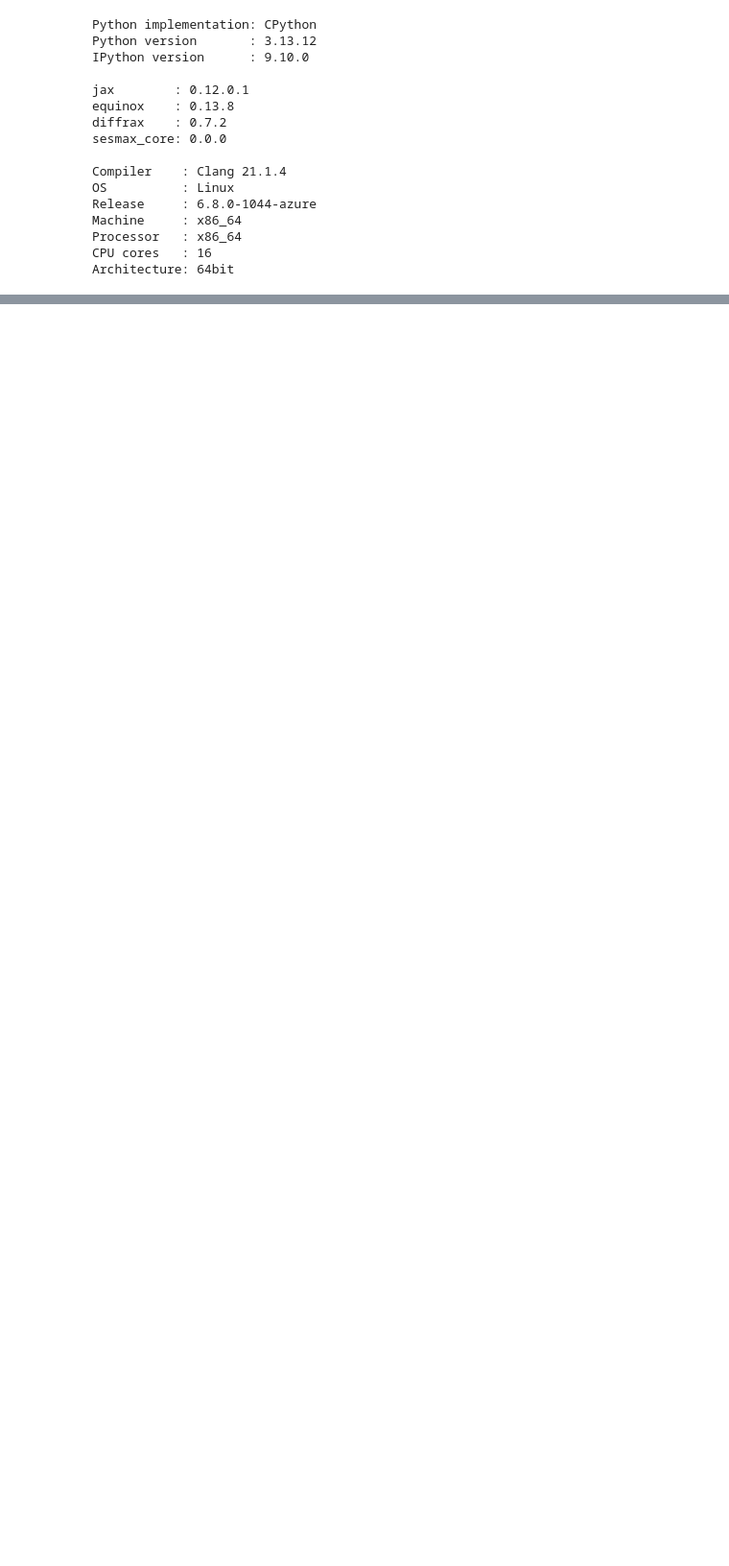
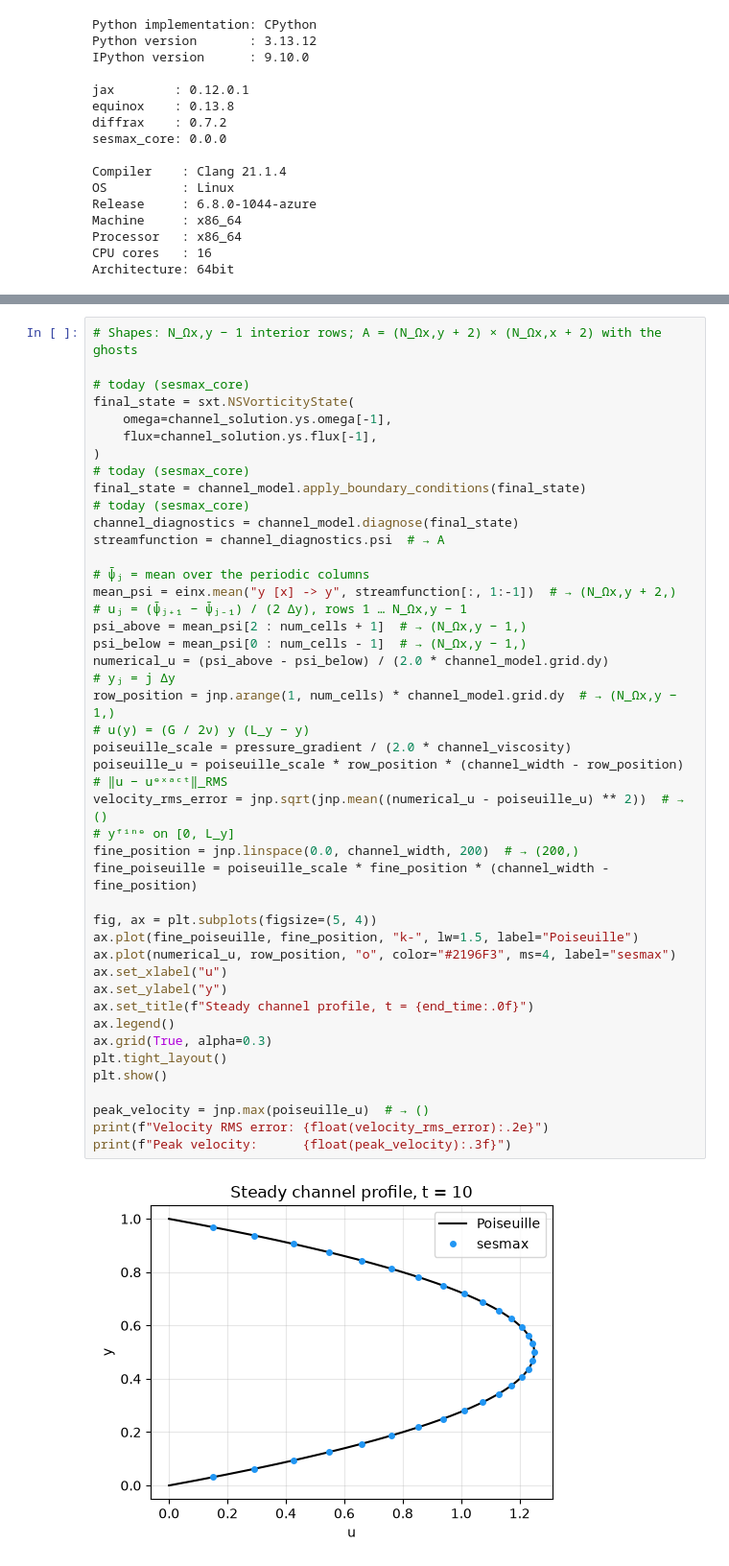
Before and after one commit to jejjohnson/sesmax, a Jupyter notebook: docs/notebooks/step13_channel_flow.ipynb, the cells around one changed output, grey strips where cells are left out. Shown at 96% size. Drawn from its saved outputs; the diff is of its cells as text; blank space fills up the shorter version.

```diff
--- a/docs/notebooks/step13_channel_flow.ipynb
+++ b/docs/notebooks/step13_channel_flow.ipynb
@@ -377,0 +270,47 @@ The negative gradient confirms that increasing viscosity reduces the final enstr
+# %%
+# Shapes: N_Ωx,y − 1 interior rows; A = (N_Ωx,y + 2) × (N_Ωx,x + 2) with the ghosts
+
+# today (sesmax_core)
+final_state = sxt.NSVorticityState(
+    omega=channel_solution.ys.omega[-1],
+    flux=channel_solution.ys.flux[-1],
+)
+# today (sesmax_core)
+final_state = channel_model.apply_boundary_conditions(final_state)
+# today (sesmax_core)
+channel_diagnostics = channel_model.diagnose(final_state)
+streamfunction = channel_diagnostics.psi  # → A
+
+# ψ̄ⱼ = mean over the periodic columns
+mean_psi = einx.mean("y [x] -> y", streamfunction[:, 1:-1])  # → (N_Ωx,y + 2,)
+# uⱼ = (ψ̄ⱼ₊₁ − ψ̄ⱼ₋₁) / (2 Δy), rows 1 … N_Ωx,y − 1
+psi_above = mean_psi[2 : num_cells + 1]  # → (N_Ωx,y − 1,)
+psi_below = mean_psi[0 : num_cells - 1]  # → (N_Ωx,y − 1,)
+numerical_u = (psi_above - psi_below) / (2.0 * channel_model.grid.dy)
+# yⱼ = j Δy
+row_position = jnp.arange(1, num_cells) * channel_model.grid.dy  # → (N_Ωx,y − 1,)
+# u(y) = (G / 2ν) y (L_y − y)
+poiseuille_scale = pressure_gradient / (2.0 * channel_viscosity)
+poiseuille_u = poiseuille_scale * row_position * (channel_width - row_position)
+# ‖u − uᵉˣᵃᶜᵗ‖_RMS
+velocity_rms_error = jnp.sqrt(jnp.mean((numerical_u - poiseuille_u) ** 2))  # → ()
+# yᶠⁱⁿᵉ on [0, L_y]
+fine_position = jnp.linspace(0.0, channel_width, 200)  # → (200,)
+fine_poiseuille = poiseuille_scale * fine_position * (channel_width - fine_position)
+
+fig, ax = plt.subplots(figsize=(5, 4))
+ax.plot(fine_poiseuille, fine_position, "k-", lw=1.5, label="Poiseuille")
+ax.plot(numerical_u, row_position, "o", color="#2196F3", ms=4, label="sesmax")
+ax.set_xlabel("u")
+ax.set_ylabel("y")
+ax.set_title(f"Steady channel profile, t = {end_time:.0f}")
+ax.legend()
+ax.grid(True, alpha=0.3)
+plt.tight_layout()
+plt.show()
+
+peak_velocity = jnp.max(poiseuille_u)  # → ()
+print(f"Velocity RMS error: {float(velocity_rms_error):.2e}")
+print(f"Peak velocity:      {float(peak_velocity):.3f}")
+# %% [output]
+[figure, added]
```
Also changed, not shown: parts of 37 cells of this notebook, 2 other files.
